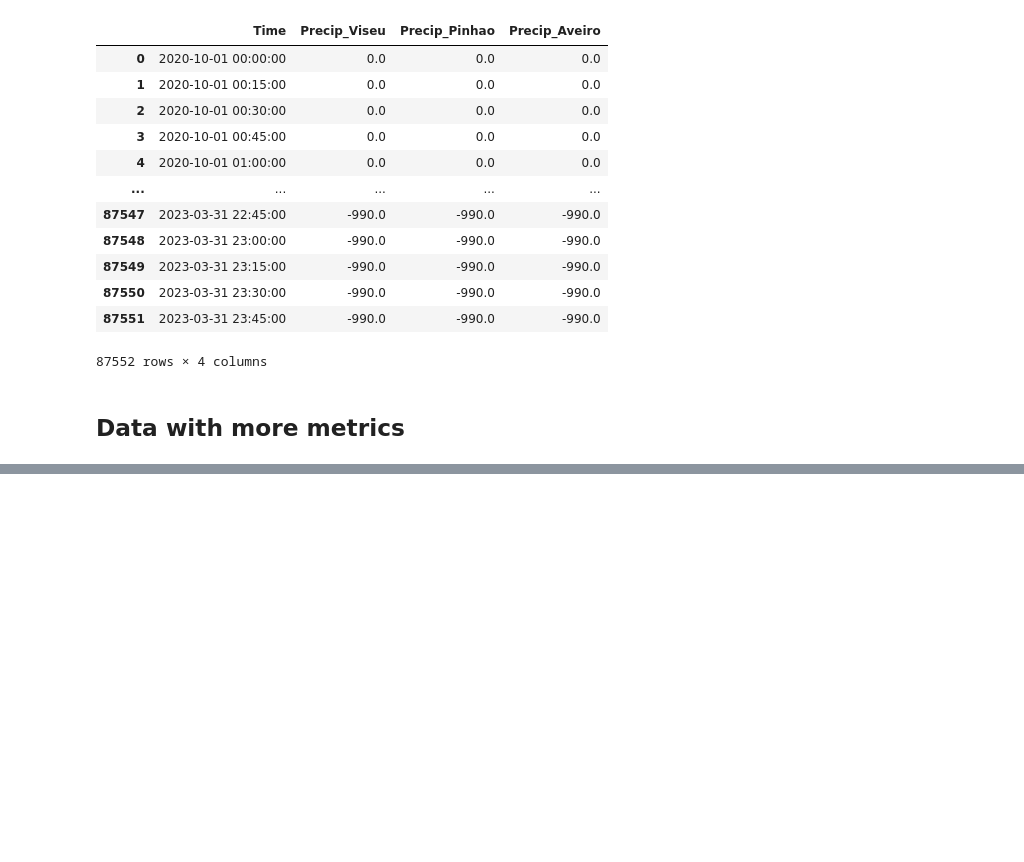
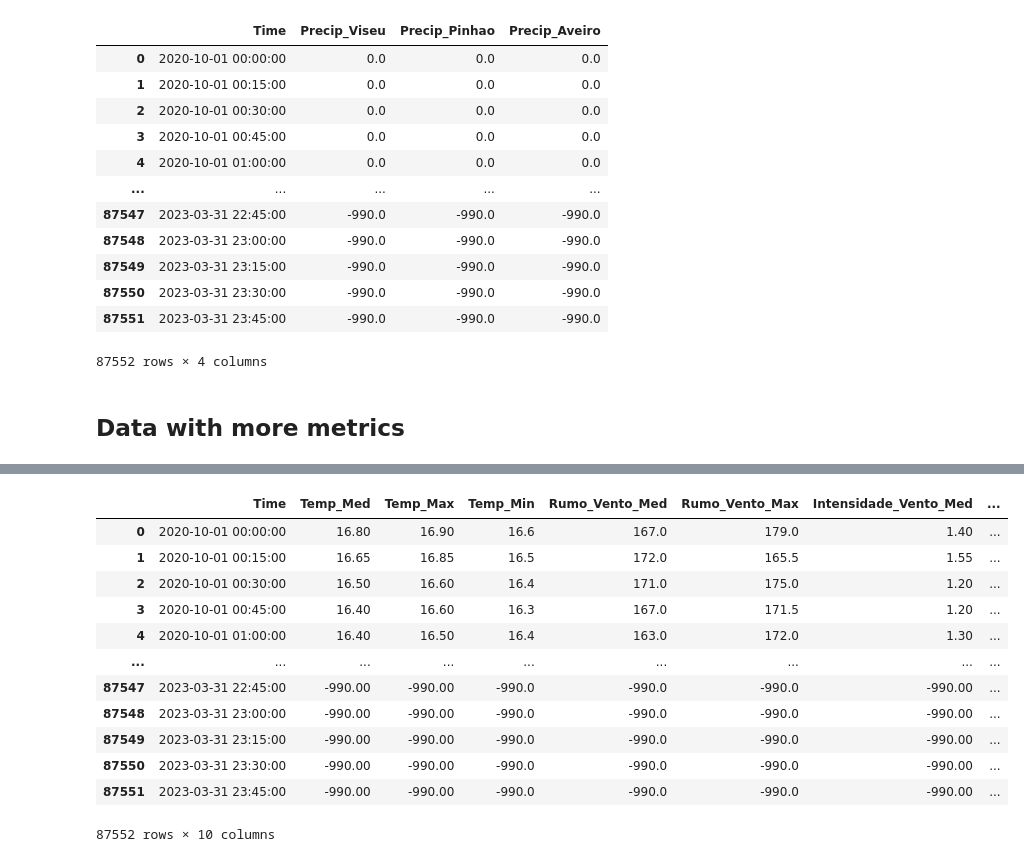
Before and after one commit to franciscomonteiro85/rec-energy-prediction-algorithm, a Jupyter notebook: Dataset_Energy_Weather_Merging.ipynb, the cells around one changed output, grey strips where cells are left out. Saved outputs shown, nothing was run; the diff lists cells and outputs as text; code cells hidden in the pictures; blank space fills up the shorter version.

```diff
--- a/Dataset_Energy_Weather_Merging.ipynb
+++ b/Dataset_Energy_Weather_Merging.ipynb
@@ -199,5 +247,6 @@ house1_resample
 # %%
-house2_resample = resample_dataset_15_minutes(house1)
-house2_resample.drop(1, inplace=True)
-house2_resample.columns = house2_cols[1:]
-house2_resample
+station_aveiro_resample = resample_dataset_15_minutes(station_aveiro)
+station_aveiro_resample.drop(0, inplace=True, axis=1)
+station_aveiro_resample.columns = station_aveiro_cols[1:]
+station_aveiro_resample
+# %% [output]
@@ -203,0 +254,13 @@ house2_resample
+|  | Time | Temp_Med | Temp_Max | Temp_Min | Rumo_Vento_Med | Rumo_Vento_Max | Intensidade_Vento_Med | ... |
+| 0 | 2020-10-01 00:00:00 | 16.80 | 16.90 | 16.6 | 167.0 | 179.0 | 1.40 | ... |
+| 1 | 2020-10-01 00:15:00 | 16.65 | 16.85 | 16.5 | 172.0 | 165.5 | 1.55 | ... |
+| 2 | 2020-10-01 00:30:00 | 16.50 | 16.60 | 16.4 | 171.0 | 175.0 | 1.20 | ... |
+| 3 | 2020-10-01 00:45:00 | 16.40 | 16.60 | 16.3 | 167.0 | 171.5 | 1.20 | ... |
+| 4 | 2020-10-01 01:00:00 | 16.40 | 16.50 | 16.4 | 163.0 | 172.0 | 1.30 | ... |
+| ... | ... | ... | ... | ... | ... | ... | ... | ... |
+| 87547 | 2023-03-31 22:45:00 | -990.00 | -990.00 | -990.0 | -990.0 | -990.0 | -990.00 | ... |
+| 87548 | 2023-03-31 23:00:00 | -990.00 | -990.00 | -990.0 | -990.0 | -990.0 | -990.00 | ... |
+| 87549 | 2023-03-31 23:15:00 | -990.00 | -990.00 | -990.0 | -990.0 | -990.0 | -990.00 | ... |
+| 87550 | 2023-03-31 23:30:00 | -990.00 | -990.00 | -990.0 | -990.0 | -990.0 | -990.00 | ... |
+| 87551 | 2023-03-31 23:45:00 | -990.00 | -990.00 | -990.0 | -990.0 | -990.0 | -990.00 | ... |
+87552 rows × 10 columns
```
Also changed, not shown: parts of 9 cells of this notebook, 5 other files.
